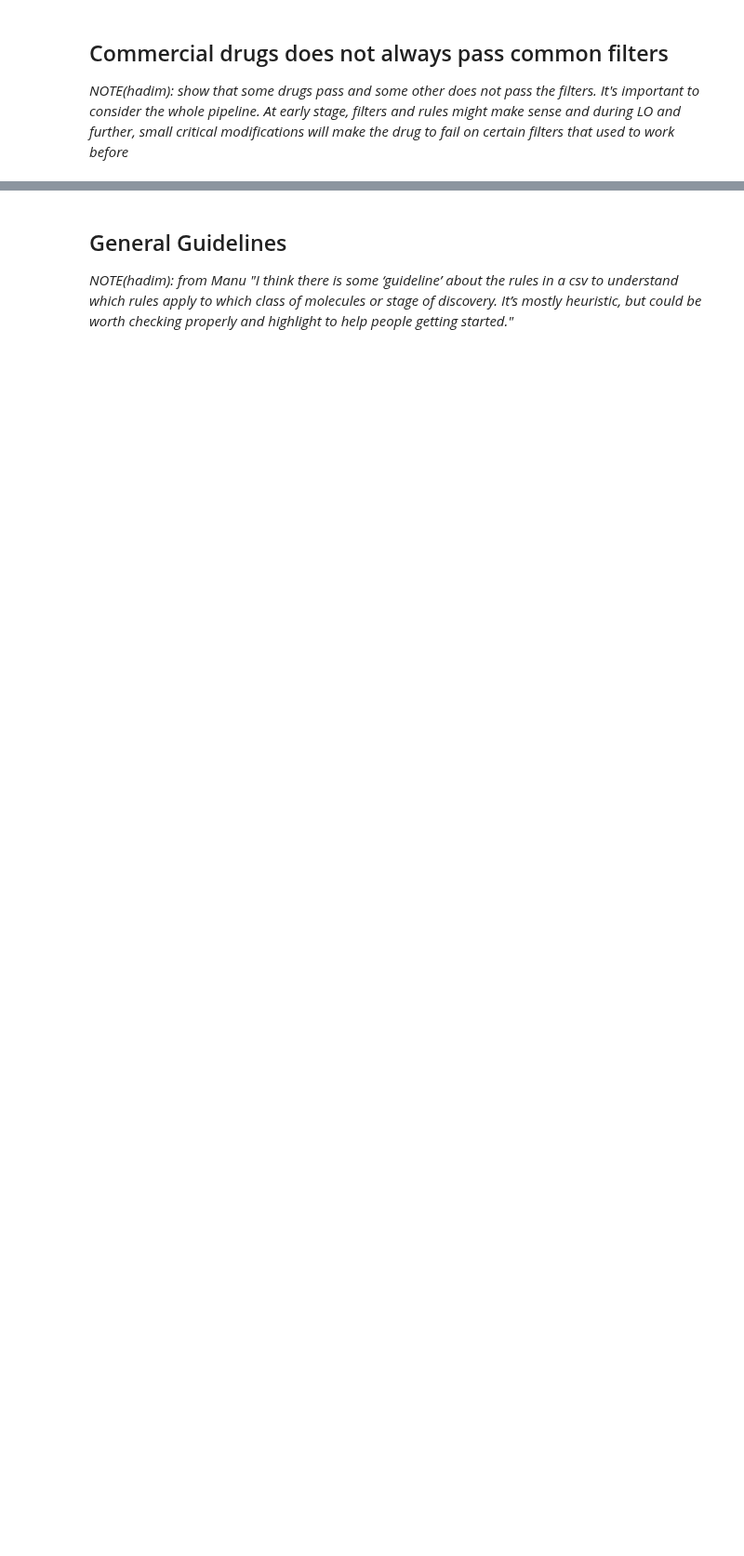
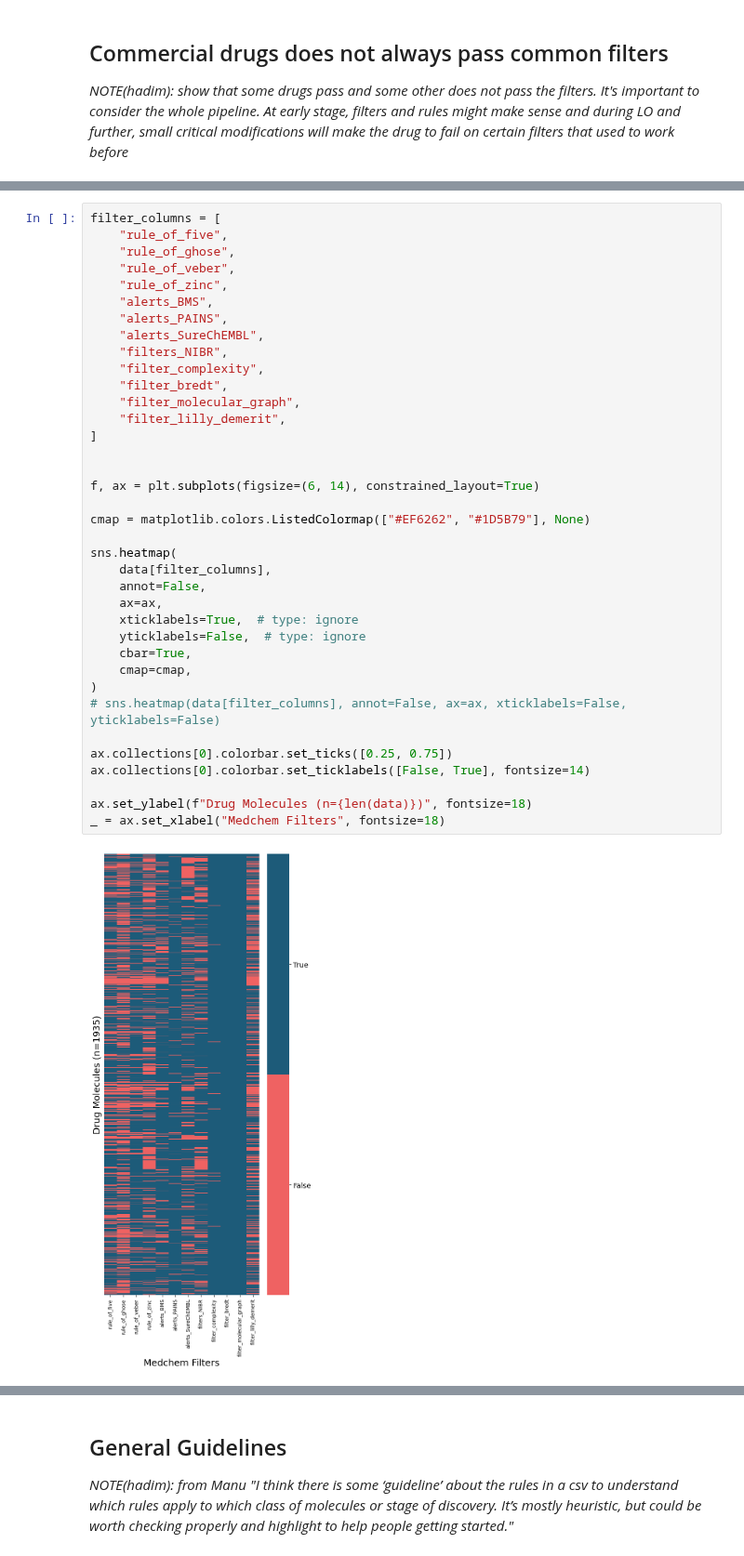
Before and after one commit to datamol-io/medchem, a Jupyter notebook: docs/tutorials/Basic_Concepts.ipynb, the cells around one changed output, grey strips where cells are left out. Shown at 93% size. Drawn from its saved outputs; the diff is of its cells as text; blank space fills up the shorter version.

```diff
--- a/docs/tutorials/Basic_Concepts.ipynb
+++ b/docs/tutorials/Basic_Concepts.ipynb
@@ -16,0 +96,39 @@ _NOTE(hadim): show that some drugs pass and some other does not pass the filters
+# %%
+filter_columns = [
+    "rule_of_five",
+    "rule_of_ghose",
+    "rule_of_veber",
+    "rule_of_zinc",
+    "alerts_BMS",
+    "alerts_PAINS",
+    "alerts_SureChEMBL",
+    "filters_NIBR",
+    "filter_complexity",
+    "filter_bredt",
+    "filter_molecular_graph",
+    "filter_lilly_demerit",
+]
+
+
+f, ax = plt.subplots(figsize=(6, 14), constrained_layout=True)
+
+cmap = matplotlib.colors.ListedColormap(["#EF6262", "#1D5B79"], None)
+
+sns.heatmap(
+    data[filter_columns],
+    annot=False,
+    ax=ax,
+    xticklabels=True,  # type: ignore
+    yticklabels=False,  # type: ignore
+    cbar=True,
+    cmap=cmap,
+)
+# sns.heatmap(data[filter_columns], annot=False, ax=ax, xticklabels=False, yticklabels=False)
+
+ax.collections[0].colorbar.set_ticks([0.25, 0.75])
+ax.collections[0].colorbar.set_ticklabels([False, True], fontsize=14)
+
+ax.set_ylabel(f"Drug Molecules (n={len(data)})", fontsize=18)
+_ = ax.set_xlabel("Medchem Filters", fontsize=18)
+# %% [output]
+[figure, added]
```
Also changed, not shown: parts of 4 cells of this notebook, 1 other file.
